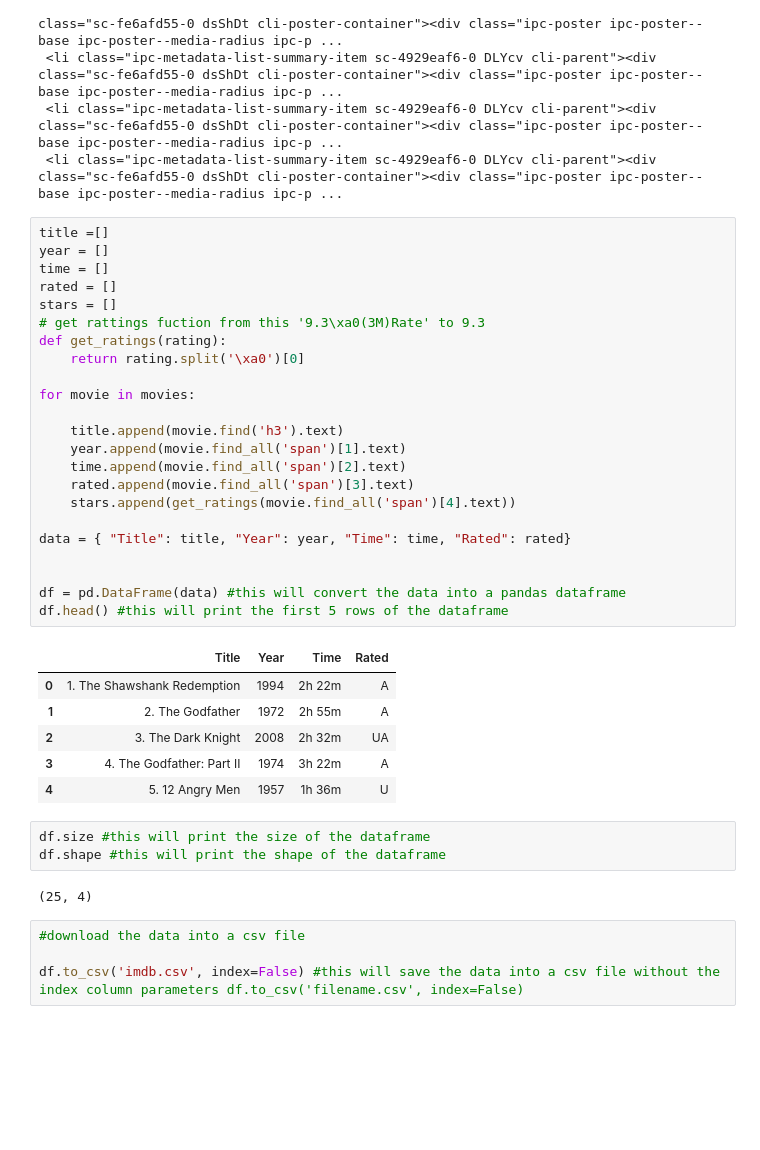
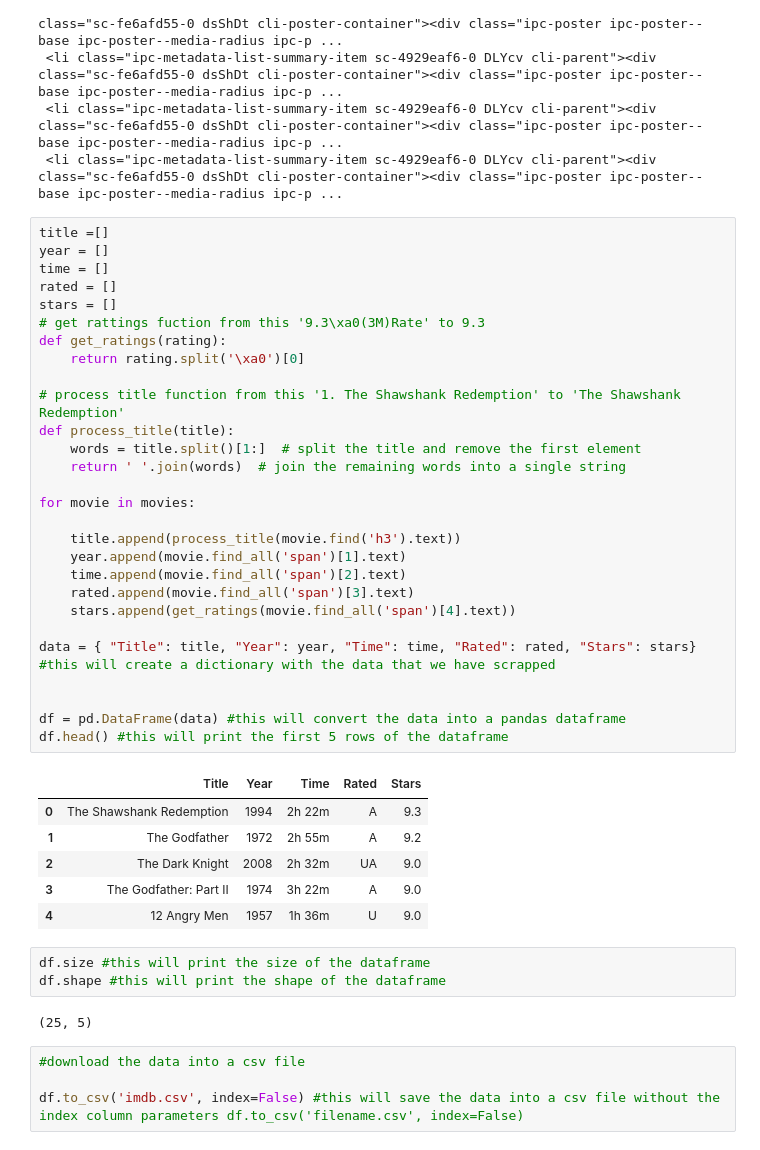
Before and after one commit to MAVRICK-1/ML-practice, a Jupyter notebook: web-scrapper/web-scrapper.ipynb, the cells around one changed output. Drawn from its saved outputs; the diff is of its cells as text; blank space fills up the shorter version.

Commit message:
added how to check data

```diff
--- a/web-scrapper/web-scrapper.ipynb
+++ b/web-scrapper/web-scrapper.ipynb
@@ -89,38 +89,43 @@ movies
 # %%
 title =[]
 year = []
 time = []
 rated = []
 stars = []
 # get rattings fuction from this '9.3\xa0(3M)Rate' to 9.3
 def get_ratings(rating):
     return rating.split('\xa0')[0]
 
+# process title function from this '1. The Shawshank Redemption' to 'The Shawshank Redemption'
+def process_title(title):
+    words = title.split()[1:]  # split the title and remove the first element
+    return ' '.join(words)  # join the remaining words into a single string
+
 for movie in movies:
 
-    title.append(movie.find('h3').text)
+    title.append(process_title(movie.find('h3').text))
     year.append(movie.find_all('span')[1].text)
     time.append(movie.find_all('span')[2].text)
     rated.append(movie.find_all('span')[3].text)
     stars.append(get_ratings(movie.find_all('span')[4].text))
 
-data = { "Title": title, "Year": year, "Time": time, "Rated": rated}
+data = { "Title": title, "Year": year, "Time": time, "Rated": rated, "Stars": stars} #this will create a dictionary with the data that we have scrapped
 
 
 df = pd.DataFrame(data) #this will convert the data into a pandas dataframe
 df.head() #this will print the first 5 rows of the dataframe
 # %% [output]
-|  | Title | Year | Time | Rated |
-| 0 | 1. The Shawshank Redemption | 1994 | 2h 22m | A |
-| 1 | 2. The Godfather | 1972 | 2h 55m | A |
-| 2 | 3. The Dark Knight | 2008 | 2h 32m | UA |
-| 3 | 4. The Godfather: Part II | 1974 | 3h 22m | A |
-| 4 | 5. 12 Angry Men | 1957 | 1h 36m | U |
+|  | Title | Year | Time | Rated | Stars |
+| 0 | The Shawshank Redemption | 1994 | 2h 22m | A | 9.3 |
+| 1 | The Godfather | 1972 | 2h 55m | A | 9.2 |
+| 2 | The Dark Knight | 2008 | 2h 32m | UA | 9.0 |
+| 3 | The Godfather: Part II | 1974 | 3h 22m | A | 9.0 |
+| 4 | 12 Angry Men | 1957 | 1h 36m | U | 9.0 |
 # %%
 df.size #this will print the size of the dataframe
 df.shape #this will print the shape of the dataframe
 # %% [output]
-(25, 4)
+(25, 5)
 # %%
 #download the data into a csv file
 
```
Also changed, not shown: parts of 1 cell of this notebook, 4 other files.
